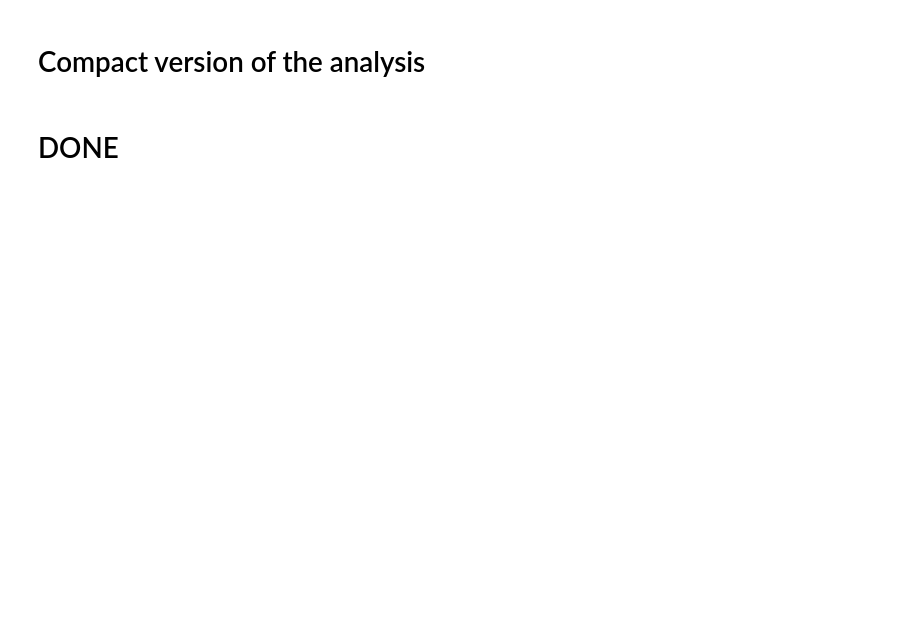
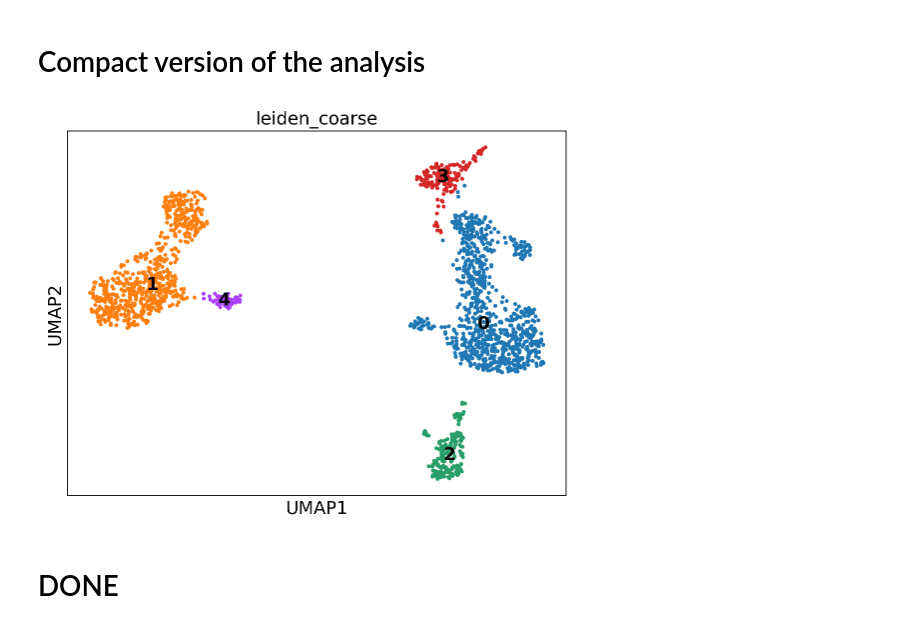
Before and after one commit to jsonna22-rgb/data, a Jupyter notebook: jonah_bms225a_ds_workshop_3_student_notebook_2026.ipynb, the cells around one changed output. Cells and saved outputs as stored; diff of their text form; code cells hidden in the pictures; blank space fills up the shorter version.

```diff
--- a/jonah_bms225a_ds_workshop_3_student_notebook_2026.ipynb
+++ b/jonah_bms225a_ds_workshop_3_student_notebook_2026.ipynb
@@ -68,6 +71,8 @@ print('pandas version:', pd.__version__)
 # %%
 ###################################################### <- this will mark the functions that will change/update adata
 # [🔺] load the AnnData object from the h5ad file (blood_RNA_raw_counts_SCG12)
+
+adata = sc.read_h5ad('blood_RNA_raw_counts_SCG12.h5ad')
 # %%
 # display a summary of AnnData object
 adata
@@ -93,5 +146,8 @@ adata.var_names.str.startswith("MT-")
 ######################################################
 # [🔺] create a new column in adata.var dataframe that indicates if a gene is mitochondrial or not (True if it is / False otherwise)
 # choose an informative name for the new column : )
+
+
+adata.var['mt'] = adata.var_names.str.startswith('MT-')
 # %%
 # verify that the column was added (you can just display the relevant dataframe)
@@ -104,6 +185,8 @@ adata.var.head()
 # %%
 # [🔹] for practice you can also add a column that indicates whether a gene is ribosomal
 # ribosomal protein genes start with "RPS" or "RPL" for human ("Rps"/"Rpl" for mouse)
+
+adata.var['ribo'] = adata.var_names.str.startswith(('RPS', 'RPL'))
 # %% [markdown]
 ### Calculate QC metrics
 # %%
@@ -382,2 +684,81 @@ sc.pl.umap(new_data,...)
+# %%
+### [🔺] re-run all the commands that are necessary to get us from the raw data to the processed dataset
+### For this compact version we can skip steps that print dataframes/ plot data / etc
+
+new_data = sc.read_h5ad('blood_RNA_raw_counts_SCG12.h5ad')
+import numpy as np
+
+new_data = sc.read_h5ad('blood_RNA_raw_counts_SCG12.h5ad')
+
+# Quality control
+new_data.var['mt'] = new_data.var_names.str.startswith('MT-')
+
+sc.pp.calculate_qc_metrics(
+    new_data, qc_vars=['mt'], inplace=True, log1p=True
+)
+
+sc.pp.filter_genes(new_data, min_cells=5)
+
+new_data = new_data[
+    (new_data.obs['log1p_total_counts'] > 8) &
+    (new_data.obs['pct_counts_mt'] < 20)
+].copy()
+
+# Reproduce the workshop's doublet steps
+sc.pp.scrublet(new_data)
+
+np.random.seed(0)
+new_data.obs['predicted_doublet'] = (
+    np.random.rand(new_data.n_obs) < 0.05
+)
+
+new_data = new_data[
+    new_data.obs['predicted_doublet'] == False
+].copy()
+
+# Normalize and log-transform
+new_data.layers['counts'] = new_data.X.copy()
+
+sc.pp.normalize_total(new_data, target_sum=10000)
+sc.pp.log1p(new_data)
+
+new_data.layers['log1p'] = new_data.X.copy()
+
+# Select genes and calculate PCA
+sc.pp.highly_variable_genes(
+    new_data,
+    n_top_genes=2000,
+    flavor='seurat_v3',
+    layer='counts'
+)
+
+sc.pp.scale(new_data, zero_center=False)
+sc.tl.pca(new_data, n_comps=50)
+
+# Calculate neighbors, clusters, and UMAP
+sc.pp.neighbors(
+    new_data,
+    use_rep='X_pca',
+    n_neighbors=15,
+    random_state=0
+)
+
+sc.tl.leiden(
+    new_data,
+    resolution=0.1,
+    key_added='leiden_coarse'
+)
+
+sc.tl.umap(new_data, min_dist=0.5, spread=1.0)
+
+# Plot the calculated UMAP
+sc.pl.umap(
+    new_data,
+    color='leiden_coarse',
+    size=50,
+    legend_loc='on data'
+)
+# %% [output]
+[figure, added]
 # %% [markdown]
 # DONE
```
Also changed, not shown: parts of 51 cells of this notebook.
